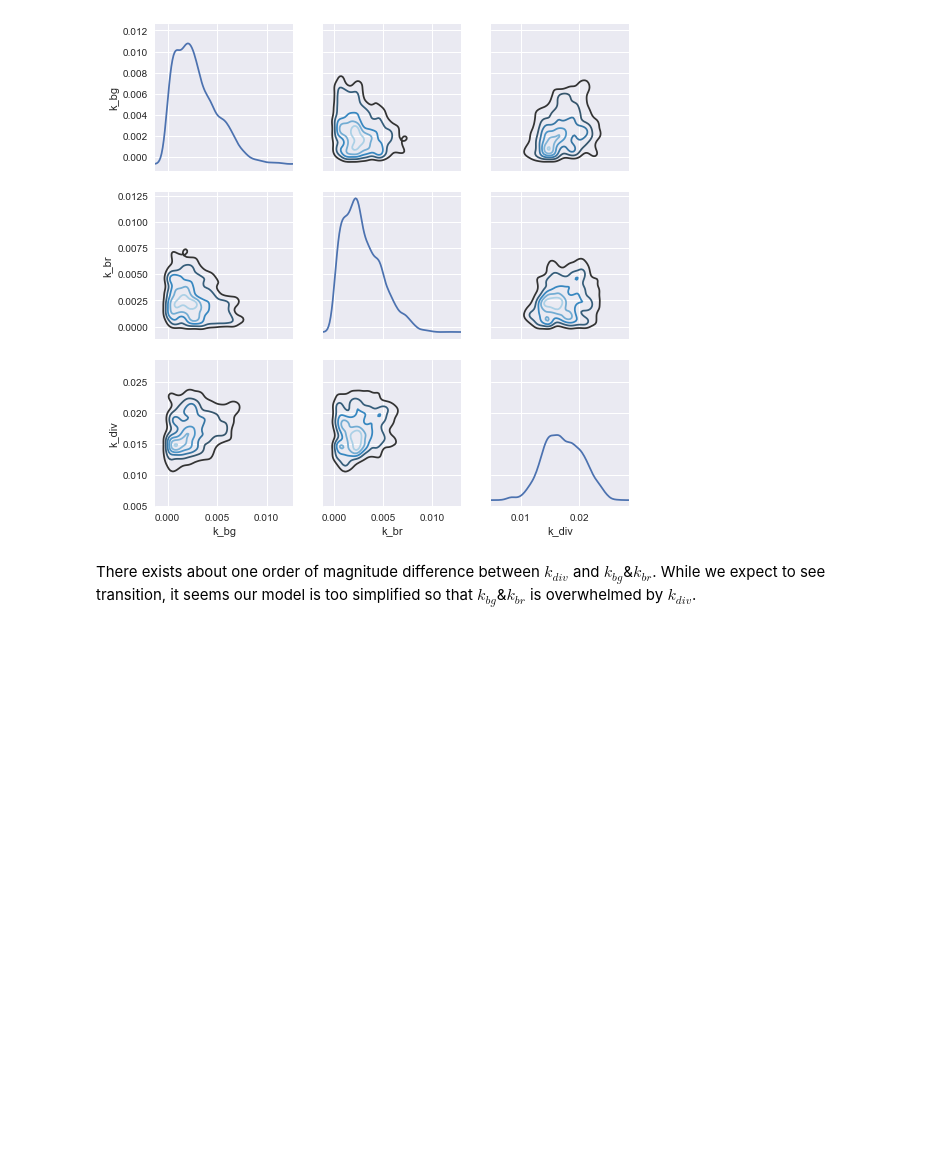
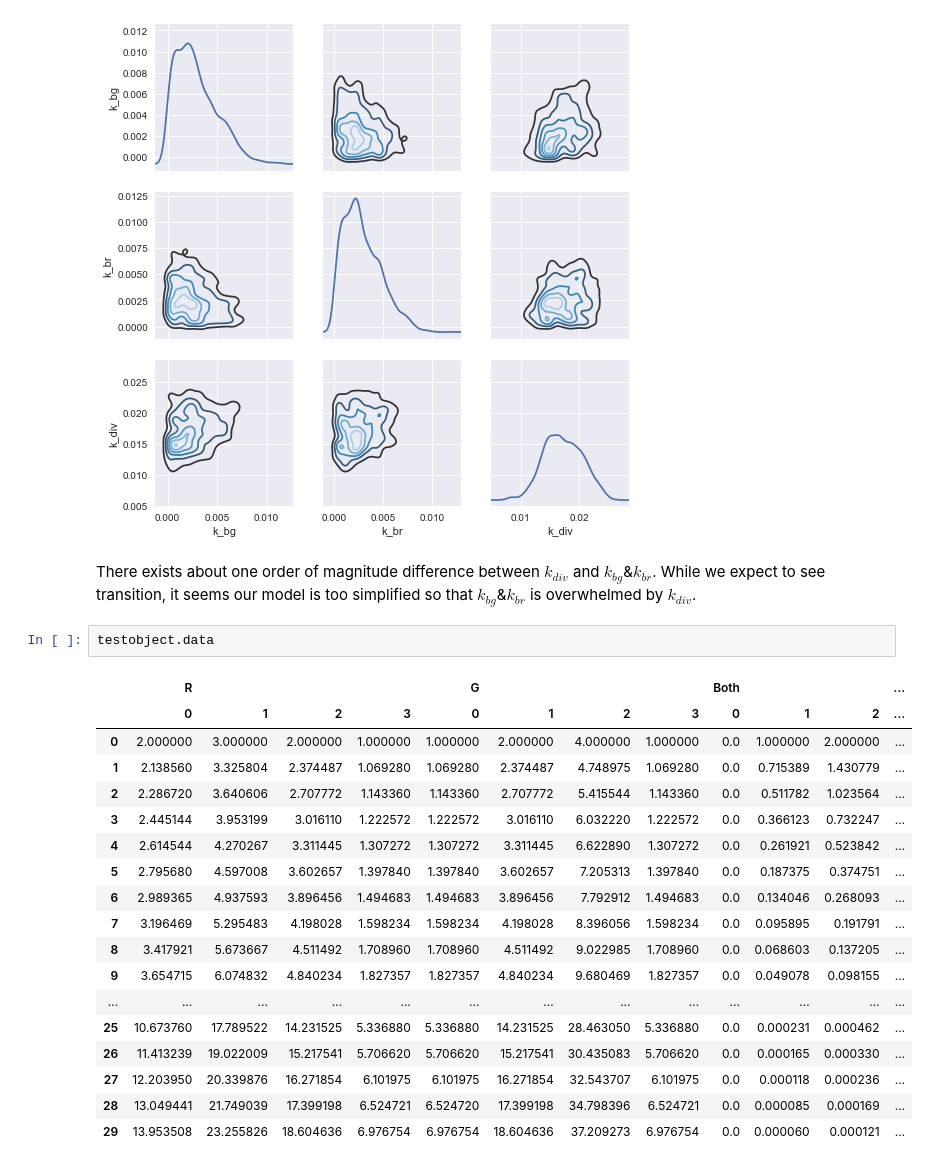
Before and after one commit to tessadgreen/cellfate, a Jupyter notebook: model.ipynb, the cells around one changed output. Drawn from its saved outputs; the diff is of its cells as text; blank space fills up the shorter version.

```diff
--- a/model.ipynb
+++ b/model.ipynb
@@ -314,3 +314,24 @@ g.map_offdiag(sns.kdeplot, cmap="Blues_d", n_levels=6);
 [figure]
 # %% [markdown]
 There exists about one order of magnitude difference between $k_{div}$ and $k_{bg}$&$k_{br}$. While we expect to see transition, it seems our model is too simplified so that $k_{bg}$&$k_{br}$ is overwhelmed by $k_{div}$.
+# %%
+testobject.data
+# %% [output]
+|  | R |  |  |  | G |  |  |  | Both |  |  | ... |
+|  | 0 | 1 | 2 | 3 | 0 | 1 | 2 | 3 | 0 | 1 | 2 | ... |
+| 0 | 2.000000 | 3.000000 | 2.000000 | 1.000000 | 1.000000 | 2.000000 | 4.000000 | 1.000000 | 0.0 | 1.000000 | 2.000000 | ... |
+| 1 | 2.138560 | 3.325804 | 2.374487 | 1.069280 | 1.069280 | 2.374487 | 4.748975 | 1.069280 | 0.0 | 0.715389 | 1.430779 | ... |
+| 2 | 2.286720 | 3.640606 | 2.707772 | 1.143360 | 1.143360 | 2.707772 | 5.415544 | 1.143360 | 0.0 | 0.511782 | 1.023564 | ... |
+| 3 | 2.445144 | 3.953199 | 3.016110 | 1.222572 | 1.222572 | 3.016110 | 6.032220 | 1.222572 | 0.0 | 0.366123 | 0.732247 | ... |
+| 4 | 2.614544 | 4.270267 | 3.311445 | 1.307272 | 1.307272 | 3.311445 | 6.622890 | 1.307272 | 0.0 | 0.261921 | 0.523842 | ... |
+| 5 | 2.795680 | 4.597008 | 3.602657 | 1.397840 | 1.397840 | 3.602657 | 7.205313 | 1.397840 | 0.0 | 0.187375 | 0.374751 | ... |
+| 6 | 2.989365 | 4.937593 | 3.896456 | 1.494683 | 1.494683 | 3.896456 | 7.792912 | 1.494683 | 0.0 | 0.134046 | 0.268093 | ... |
+| 7 | 3.196469 | 5.295483 | 4.198028 | 1.598234 | 1.598234 | 4.198028 | 8.396056 | 1.598234 | 0.0 | 0.095895 | 0.191791 | ... |
+| 8 | 3.417921 | 5.673667 | 4.511492 | 1.708960 | 1.708960 | 4.511492 | 9.022985 | 1.708960 | 0.0 | 0.068603 | 0.137205 | ... |
+| 9 | 3.654715 | 6.074832 | 4.840234 | 1.827357 | 1.827357 | 4.840234 | 9.680469 | 1.827357 | 0.0 | 0.049078 | 0.098155 | ... |
+| ... | ... | ... | ... | ... | ... | ... | ... | ... | ... | ... | ... | ... |
+| 25 | 10.673760 | 17.789522 | 14.231525 | 5.336880 | 5.336880 | 14.231525 | 28.463050 | 5.336880 | 0.0 | 0.000231 | 0.000462 | ... |
+| 26 | 11.413239 | 19.022009 | 15.217541 | 5.706620 | 5.706620 | 15.217541 | 30.435083 | 5.706620 | 0.0 | 0.000165 | 0.000330 | ... |
+| 27 | 12.203950 | 20.339876 | 16.271854 | 6.101975 | 6.101975 | 16.271854 | 32.543707 | 6.101975 | 0.0 | 0.000118 | 0.000236 | ... |
+| 28 | 13.049441 | 21.749039 | 17.399198 | 6.524721 | 6.524720 | 17.399198 | 34.798396 | 6.524721 | 0.0 | 0.000085 | 0.000169 | ... |
+| 29 | 13.953508 | 23.255826 | 18.604636 | 6.976754 | 6.976754 | 18.604636 | 37.209273 | 6.976754 | 0.0 | 0.000060 | 0.000121 | ... |
```
Also changed, not shown: 3 other files.
